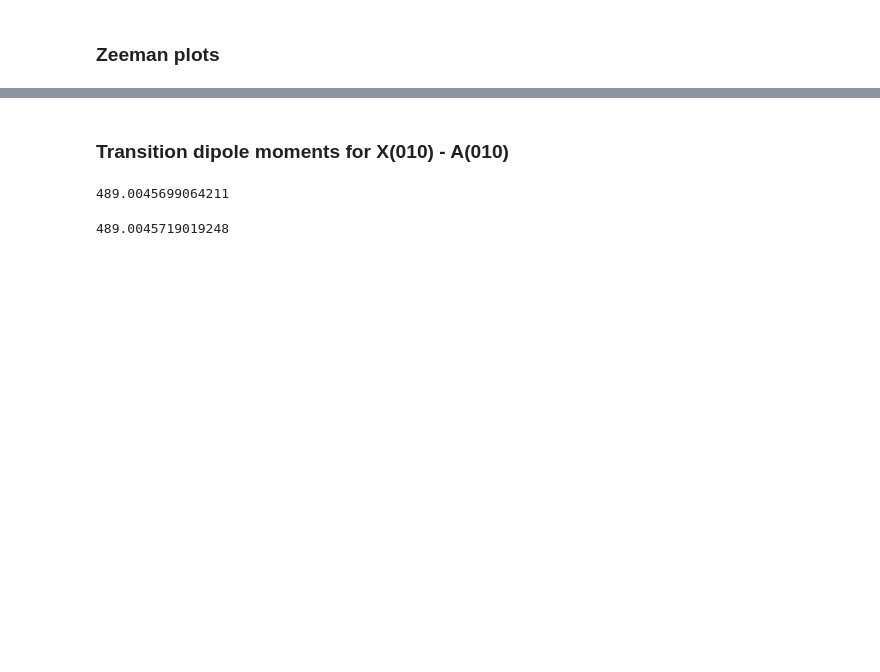
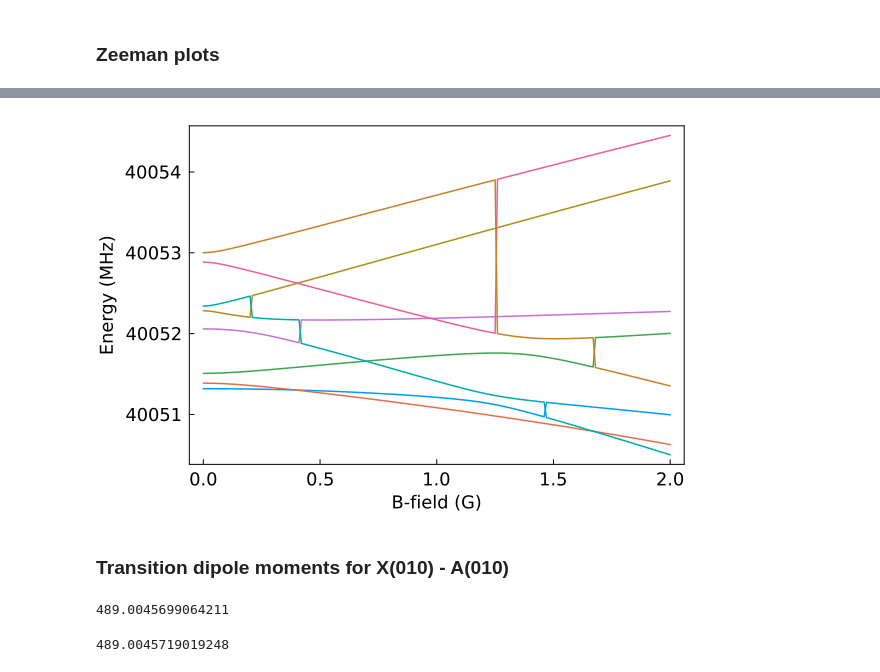
Before and after one commit to munozariasjm/QuantumStates.jl, a Jupyter notebook: examples/CaOH/CaOH_OpticalPumping.ipynb, the cells around one changed output, grey strips where cells are left out. Saved outputs shown, nothing was run; the diff lists cells and outputs as text; code cells hidden in the pictures; blank space fills up the shorter version.

```diff
--- a/examples/CaOH/CaOH_OpticalPumping.ipynb
+++ b/examples/CaOH/CaOH_OpticalPumping.ipynb
@@ -298,3 +256,18 @@ plot!(
+# %%
+using Plots, LaTeXStrings
+Es_rel = matrix_values .- matrix_values[1,1]
+plot(Bs, Es_rel[:,45:52] .* 1e-6, linewidth=1.5)
+plot!(
+    legend=nothing,
+    xlabel="B-field (G)",
+    ylabel="Energy (MHz)",
+    labelfontsize=12,
+    tickfontsize=12,
+    grid=:off,
+    box=:on
+    )
+# %% [output]
+[figure, added]
 # %% [markdown]
 ### Transition dipole moments for X(010) - A(010)
 # %%
```
Also changed, not shown: parts of 20 cells of this notebook, 11 other files.
